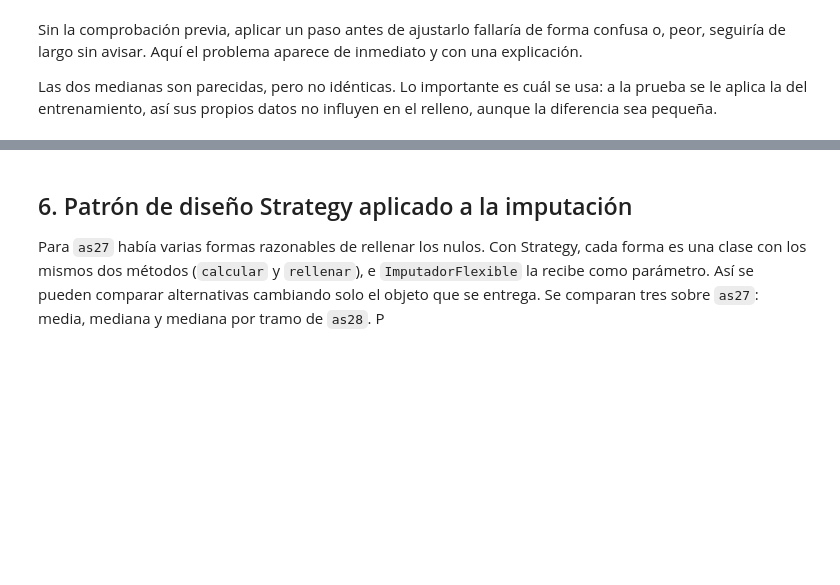
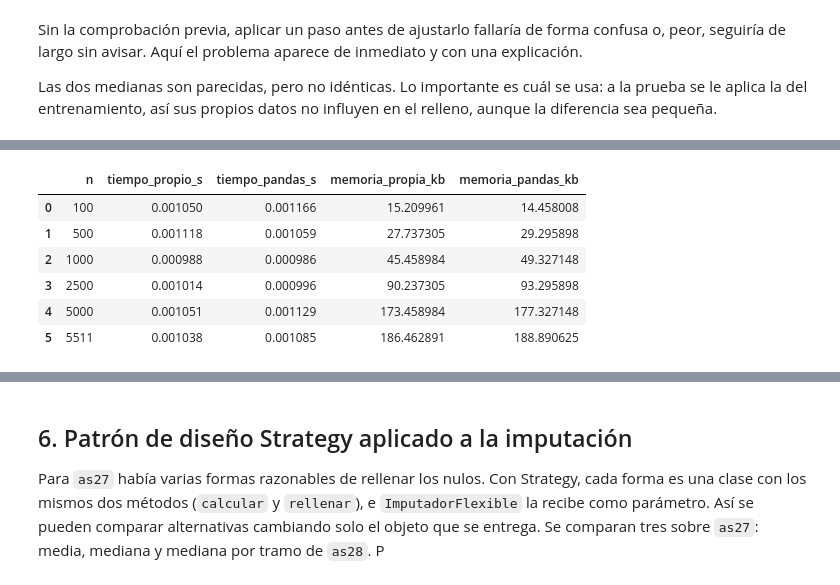
Before and after one commit to fdiaztoro/proyecto-grupo4-mcdi500, a Jupyter notebook: F3/notebooks/S2_F3_NucleoAlgoritmico_Eficiencia_POO.ipynb, the cells around one changed output, grey strips where cells are left out. Saved outputs shown, nothing was run; the diff lists cells and outputs as text; code cells hidden in the pictures; blank space fills up the shorter version.

```diff
--- a/F3/notebooks/S2_F3_NucleoAlgoritmico_Eficiencia_POO.ipynb
+++ b/F3/notebooks/S2_F3_NucleoAlgoritmico_Eficiencia_POO.ipynb
@@ -235,0 +805,53 @@ datos no influyen en el relleno, aunque la diferencia sea pequeña.
+# %%
+tamanos = [100, 500, 1000, 2500, 5000, len(imputado)]
+
+resultados_codificacion = []
+
+for n in tamanos:
+    muestra = imputado[["Sexo"]].iloc[:n].copy()
+
+    tiempo_propio, _ = medir_tiempo(
+        codificar_propio,
+        muestra,
+        "Sexo"
+    )
+
+    tiempo_pandas, _ = medir_tiempo(
+        codificar_pandas,
+        muestra,
+        "Sexo"
+    )
+
+    memoria_propia, _ = medir_memoria(
+        codificar_propio,
+        muestra,
+        "Sexo"
+    )
+
+    memoria_pandas, _ = medir_memoria(
+        codificar_pandas,
+        muestra,
+        "Sexo"
+    )
+
+    resultados_codificacion.append({
+        "n": n,
+        "tiempo_propio_s": tiempo_propio,
+        "tiempo_pandas_s": tiempo_pandas,
+        "memoria_propia_kb": memoria_propia / 1024,
+        "memoria_pandas_kb": memoria_pandas / 1024,
+    })
+
+resultados_codificacion = pd.DataFrame(
+    resultados_codificacion
+)
+
+resultados_codificacion
+# %% [output]
+|  | n | tiempo_propio_s | tiempo_pandas_s | memoria_propia_kb | memoria_pandas_kb |
+| 0 | 100 | 0.001050 | 0.001166 | 15.209961 | 14.458008 |
+| 1 | 500 | 0.001118 | 0.001059 | 27.737305 | 29.295898 |
+| 2 | 1000 | 0.000988 | 0.000986 | 45.458984 | 49.327148 |
+| 3 | 2500 | 0.001014 | 0.000996 | 90.237305 | 93.295898 |
+| 4 | 5000 | 0.001051 | 0.001129 | 173.458984 | 177.327148 |
+| 5 | 5511 | 0.001038 | 0.001085 | 186.462891 | 188.890625 |
```
Also changed, not shown: parts of 43 cells of this notebook, 2 other files.
